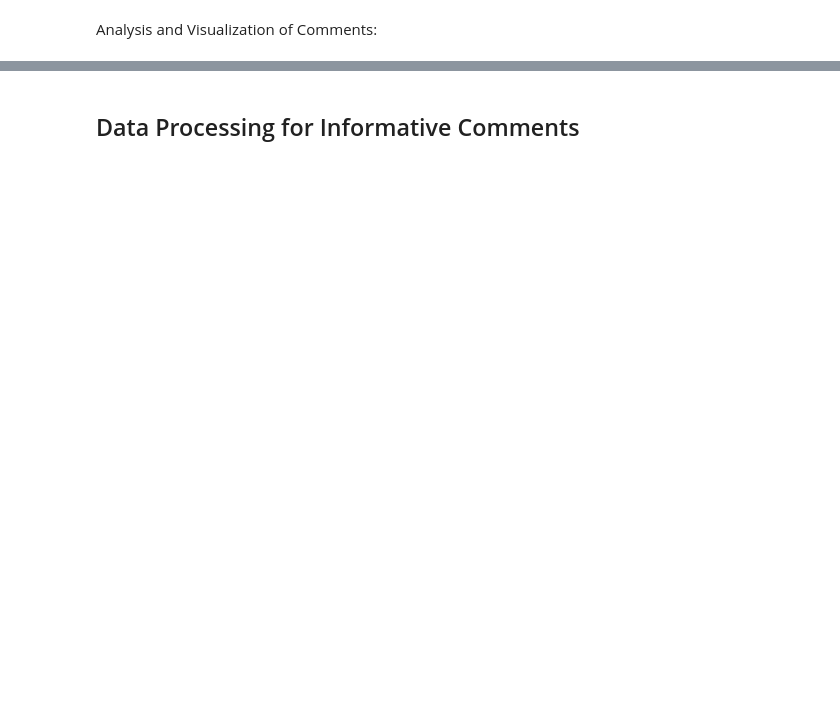
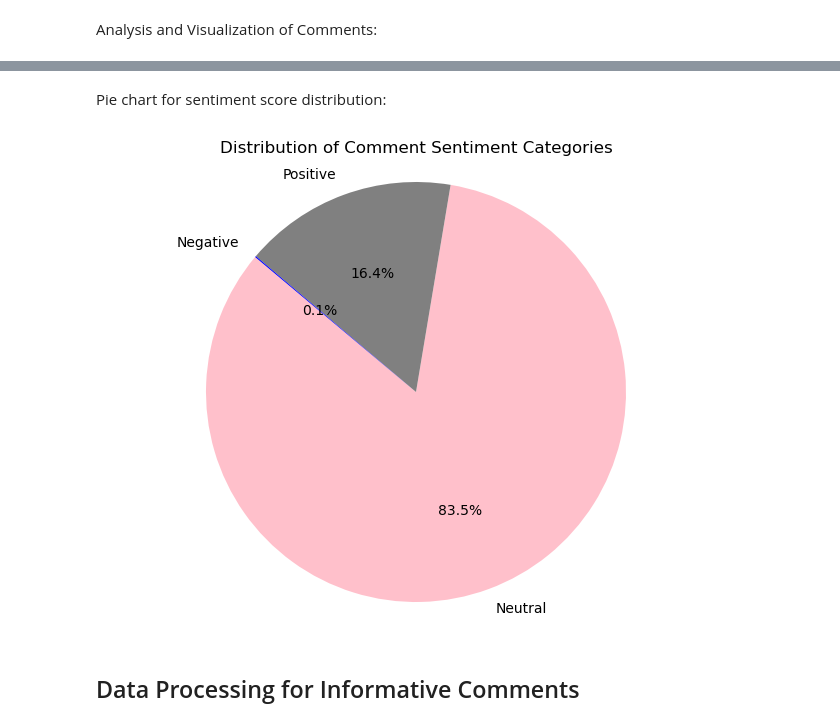
Before and after one commit to rileybaerg/TruthTube, a Jupyter notebook: TruthTubePracticumColab.ipynb, the cells around one changed output, grey strips where cells are left out. Saved outputs shown, nothing was run; the diff lists cells and outputs as text; code cells hidden in the pictures; blank space fills up the shorter version.

Commit message:
plot a pie chart, adding informative ploting code

```diff
--- a/TruthTubePracticumColab.ipynb
+++ b/TruthTubePracticumColab.ipynb
@@ -428,3 +437,31 @@ plt.show()
+# %% [markdown]
+Pie chart for sentiment score distribution:
+# %%
+# Define thresholds to categorize sentiment scores(tbd threshholds)
+positive_threshold = 0.2
+negative_threshold = -0.2
+
+# Categorize sentiment scores into positive, negative, and neutral
+miscomments_df['sentiment_category'] = pd.cut(miscomments_df['sentiment_score'],
+                                              bins=[-float('inf'), negative_threshold, positive_threshold, float('inf')],
+                                              labels=['Negative', 'Neutral', 'Positive'])
+
+# Count the number of comments in each sentiment category
+sentiment_counts = miscomments_df['sentiment_category'].value_counts()
+
+# Data for the pie chart
+labels = sentiment_counts.index.tolist()
+sizes = sentiment_counts.values.tolist()
+colors = ['pink', 'gray', 'blue']  # Colors for Negative, Neutral, Positive
+
+# Plotting the pie chart
+plt.figure(figsize=(8, 6))
+plt.pie(sizes, labels=labels, colors=colors, autopct='%1.1f%%', startangle=140)
+plt.title('Distribution of Comment Sentiment Categories')
+plt.axis('equal')
+plt.show()
+# %% [output]
+[figure, added]
 # %% [markdown]
 ## Data Processing for Informative Comments
 # %%
```
Also changed, not shown: parts of 7 cells of this notebook.
